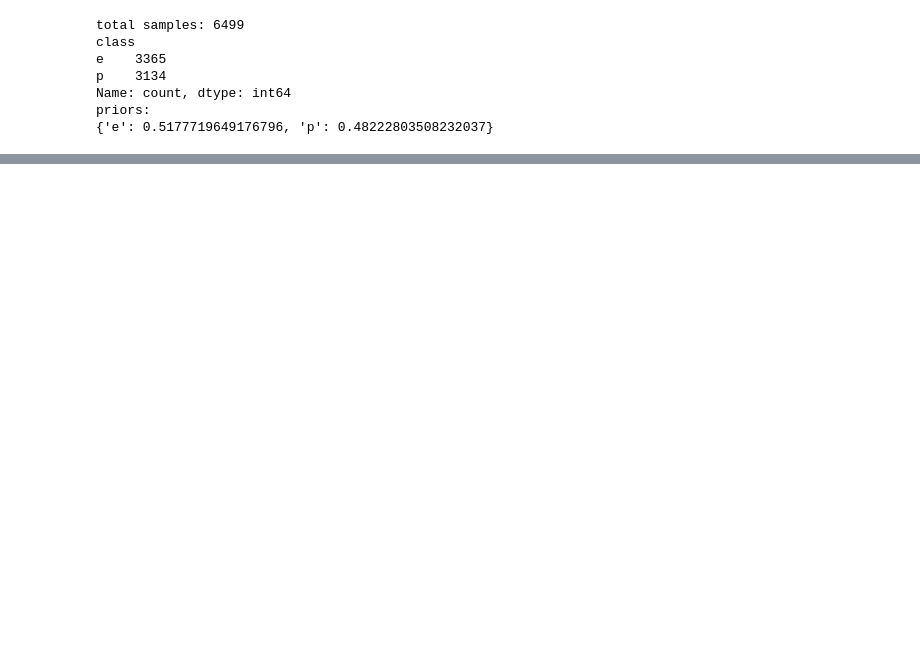
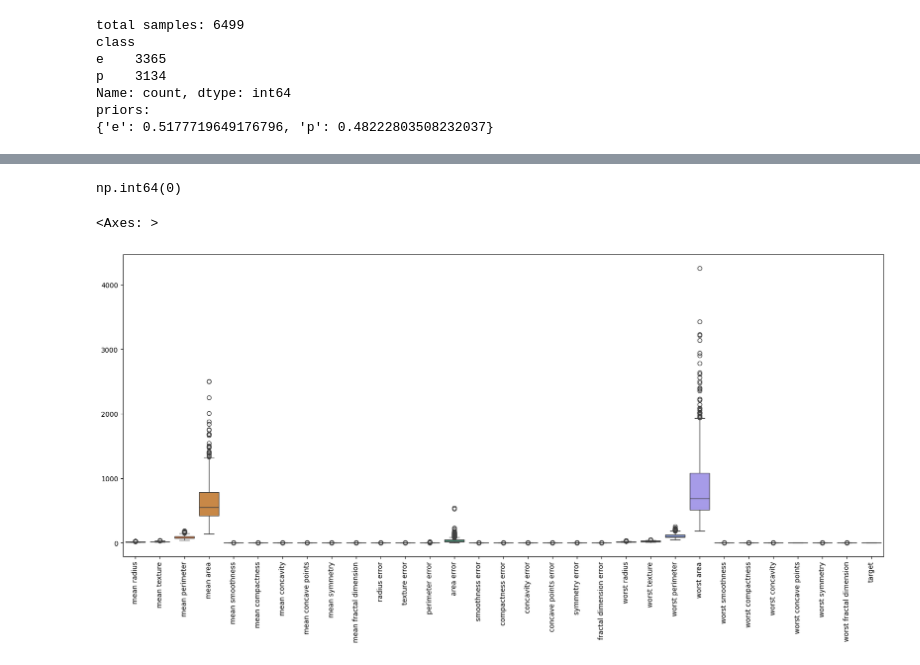
Before and after one commit to ZeyadArafat/Naive_Bayes_Classification, a Jupyter notebook: categorical_NB.ipynb, the cells around one changed output, grey strips where cells are left out. Saved outputs shown, nothing was run; the diff lists cells and outputs as text; code cells hidden in the pictures; blank space fills up the shorter version.

Commit message:
make the NB gaussain for the numercial data

```diff
--- a/categorical_NB.ipynb
+++ b/categorical_NB.ipynb
@@ -158,0 +90,7 @@ weighted avg       1.00      1.00      1.00      1625
+# %%
+from sklearn.datasets import load_breast_cancer
+data = load_breast_cancer()
+# %%
+df_num = pd.DataFrame(data.data, columns=data.feature_names)
+
+df_num['target'] = data.target
@@ -158,0 +117,14 @@ weighted avg       1.00      1.00      1.00      1625
+# %%
+df_num.duplicated().sum()
+# %% [output]
+np.int64(0)
+# %%
+import seaborn as sns
+import matplotlib.pyplot as plt
+plt.figure(figsize=(20,8))
+plt.xticks(rotation = 90)
+
+sns.boxplot(df_num)
+# %% [output]
+<Axes: >
+[figure, added]
```
Also changed, not shown: parts of 31 cells of this notebook.
